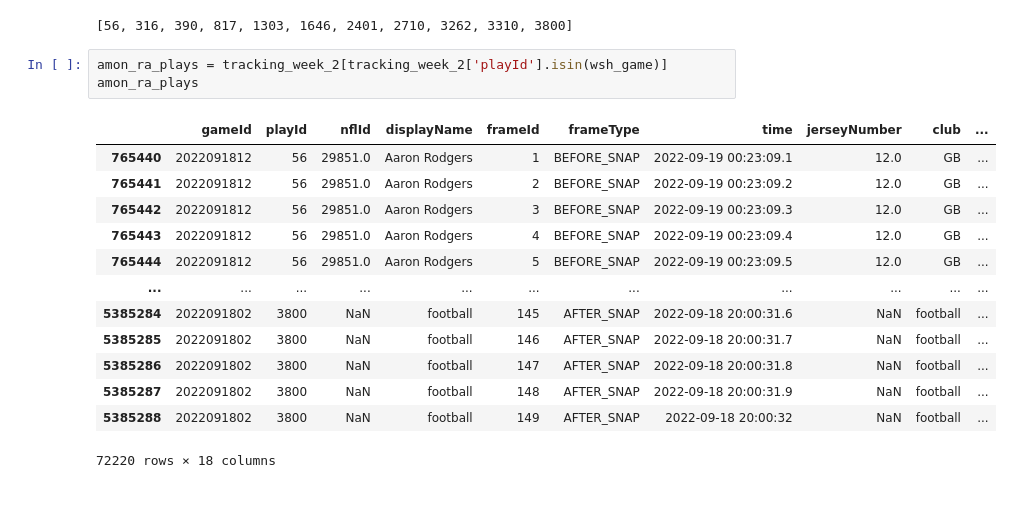
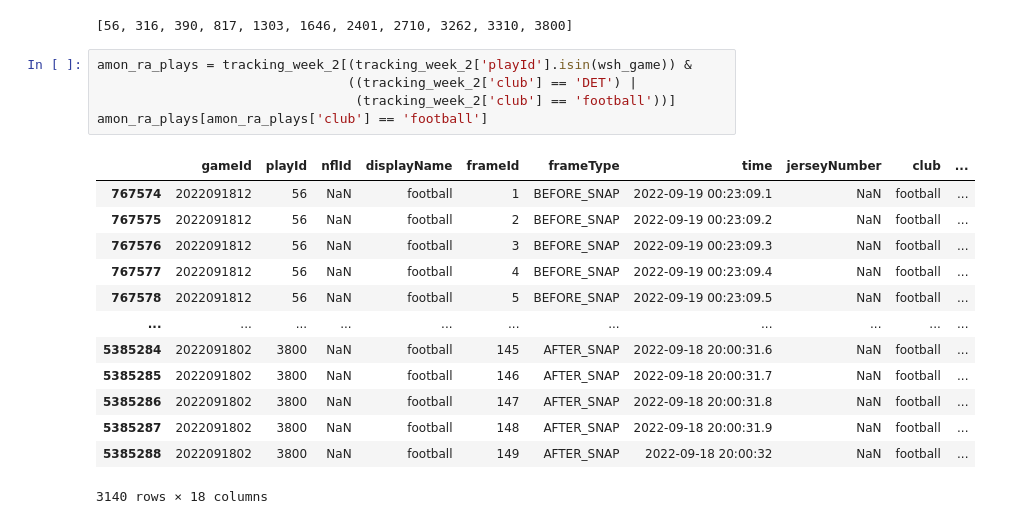
Before and after one commit to APoodle/NFL-Big-Data-Bowl-2025, a Jupyter notebook: nfl-big-data-bowl-2025.ipynb, the cells around one changed output. Cells and saved outputs as stored; diff of their text form.

```diff
--- a/nfl-big-data-bowl-2025.ipynb
+++ b/nfl-big-data-bowl-2025.ipynb
@@ -231,19 +231,21 @@ wsh_game
 # %% [output]
 [56, 316, 390, 817, 1303, 1646, 2401, 2710, 3262, 3310, 3800]
 # %%
-amon_ra_plays = tracking_week_2[tracking_week_2['playId'].isin(wsh_game)]
-amon_ra_plays
+amon_ra_plays = tracking_week_2[(tracking_week_2['playId'].isin(wsh_game)) &
+                                ((tracking_week_2['club'] == 'DET') |
+                                 (tracking_week_2['club'] == 'football'))]
+amon_ra_plays[amon_ra_plays['club'] == 'football']
 # %% [output]
 |  | gameId | playId | nflId | displayName | frameId | frameType | time | jerseyNumber | club | ... |
-| 765440 | 2022091812 | 56 | 29851.0 | Aaron Rodgers | 1 | BEFORE_SNAP | 2022-09-19 00:23:09.1 | 12.0 | GB | ... |
-| 765441 | 2022091812 | 56 | 29851.0 | Aaron Rodgers | 2 | BEFORE_SNAP | 2022-09-19 00:23:09.2 | 12.0 | GB | ... |
-| 765442 | 2022091812 | 56 | 29851.0 | Aaron Rodgers | 3 | BEFORE_SNAP | 2022-09-19 00:23:09.3 | 12.0 | GB | ... |
-| 765443 | 2022091812 | 56 | 29851.0 | Aaron Rodgers | 4 | BEFORE_SNAP | 2022-09-19 00:23:09.4 | 12.0 | GB | ... |
-| 765444 | 2022091812 | 56 | 29851.0 | Aaron Rodgers | 5 | BEFORE_SNAP | 2022-09-19 00:23:09.5 | 12.0 | GB | ... |
+| 767574 | 2022091812 | 56 | NaN | football | 1 | BEFORE_SNAP | 2022-09-19 00:23:09.1 | NaN | football | ... |
+| 767575 | 2022091812 | 56 | NaN | football | 2 | BEFORE_SNAP | 2022-09-19 00:23:09.2 | NaN | football | ... |
+| 767576 | 2022091812 | 56 | NaN | football | 3 | BEFORE_SNAP | 2022-09-19 00:23:09.3 | NaN | football | ... |
+| 767577 | 2022091812 | 56 | NaN | football | 4 | BEFORE_SNAP | 2022-09-19 00:23:09.4 | NaN | football | ... |
+| 767578 | 2022091812 | 56 | NaN | football | 5 | BEFORE_SNAP | 2022-09-19 00:23:09.5 | NaN | football | ... |
 | ... | ... | ... | ... | ... | ... | ... | ... | ... | ... | ... |
 | 5385284 | 2022091802 | 3800 | NaN | football | 145 | AFTER_SNAP | 2022-09-18 20:00:31.6 | NaN | football | ... |
 | 5385285 | 2022091802 | 3800 | NaN | football | 146 | AFTER_SNAP | 2022-09-18 20:00:31.7 | NaN | football | ... |
 | 5385286 | 2022091802 | 3800 | NaN | football | 147 | AFTER_SNAP | 2022-09-18 20:00:31.8 | NaN | football | ... |
 | 5385287 | 2022091802 | 3800 | NaN | football | 148 | AFTER_SNAP | 2022-09-18 20:00:31.9 | NaN | football | ... |
 | 5385288 | 2022091802 | 3800 | NaN | football | 149 | AFTER_SNAP | 2022-09-18 20:00:32 | NaN | football | ... |
-72220 rows × 18 columns
+3140 rows × 18 columns
```
Also changed, not shown: parts of 8 cells of this notebook.
